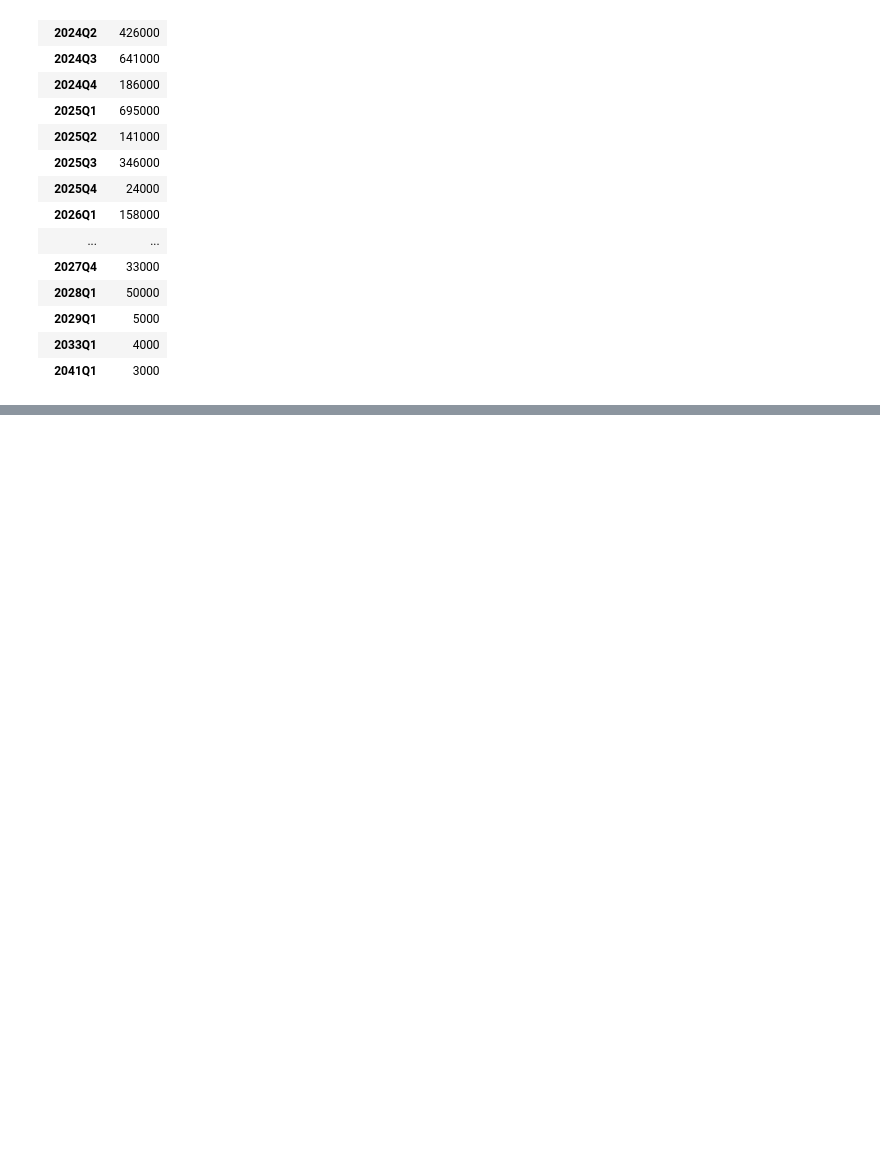
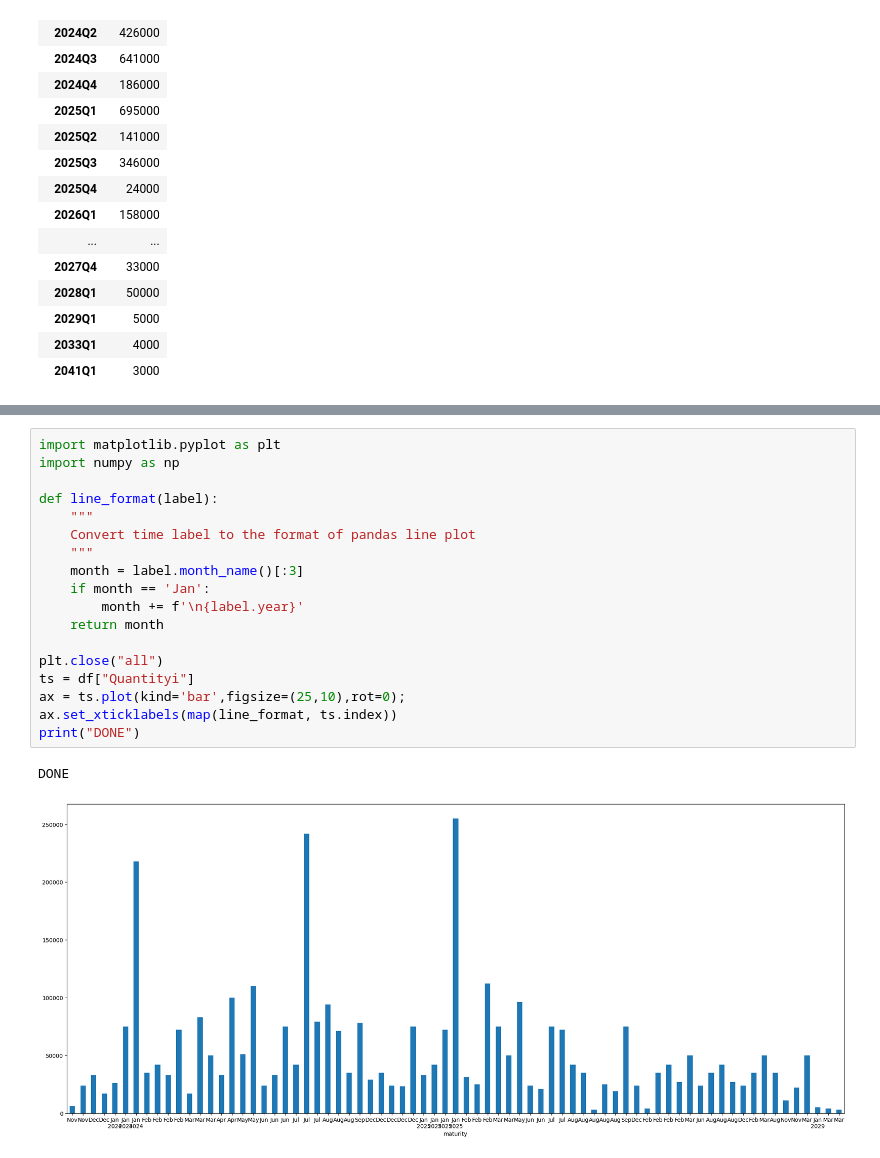
Before and after one commit to eross/bondcalc, a Jupyter notebook: bondcalc3.ipynb, the cells around one changed output, grey strips where cells are left out. Saved outputs shown, nothing was run; the diff lists cells and outputs as text; blank space fills up the shorter version.

Commit message:
Plot under devel

```diff
--- a/bondcalc3.ipynb
+++ b/bondcalc3.ipynb
@@ -87,0 +118,21 @@ display(results)
+# %%
+import matplotlib.pyplot as plt
+import numpy as np
+
+def line_format(label):
+    """
+    Convert time label to the format of pandas line plot
+    """
+    month = label.month_name()[:3]
+    if month == 'Jan':
+        month += f'\n{label.year}'
+    return month
+
+plt.close("all")
+ts = df["Quantityi"]
+ax = ts.plot(kind='bar',figsize=(25,10),rot=0);
+ax.set_xticklabels(map(line_format, ts.index))
+print("DONE")
+# %% [output]
+DONE
+[figure, added]
```
Also changed, not shown: parts of 3 cells of this notebook.
